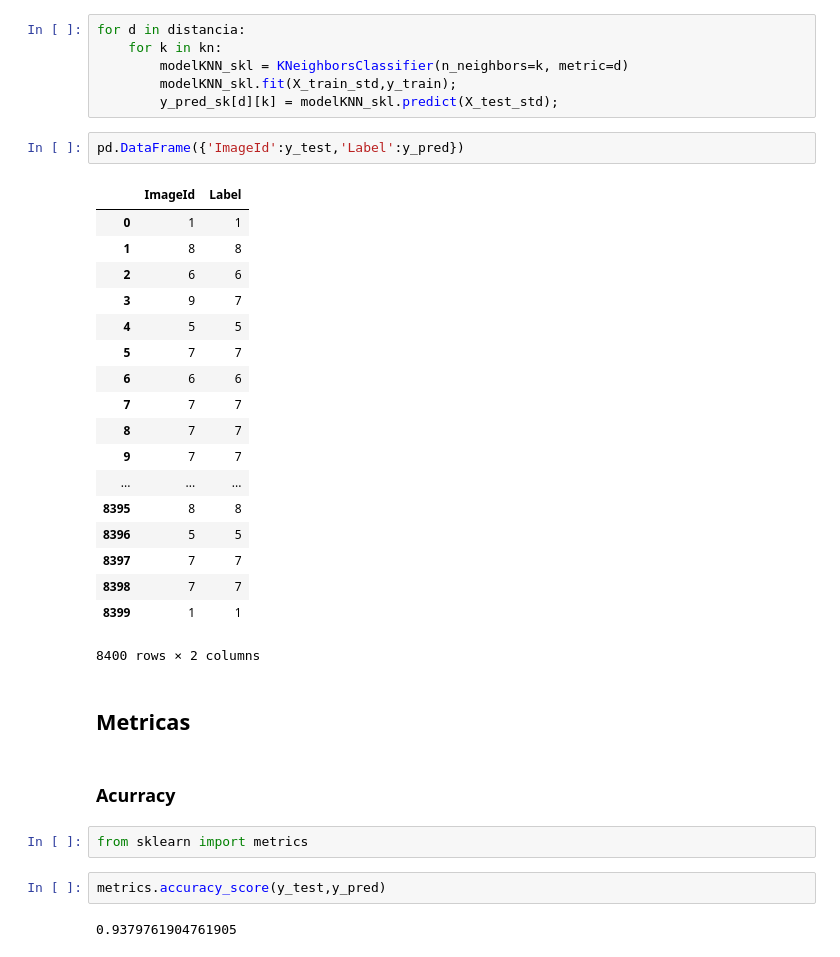
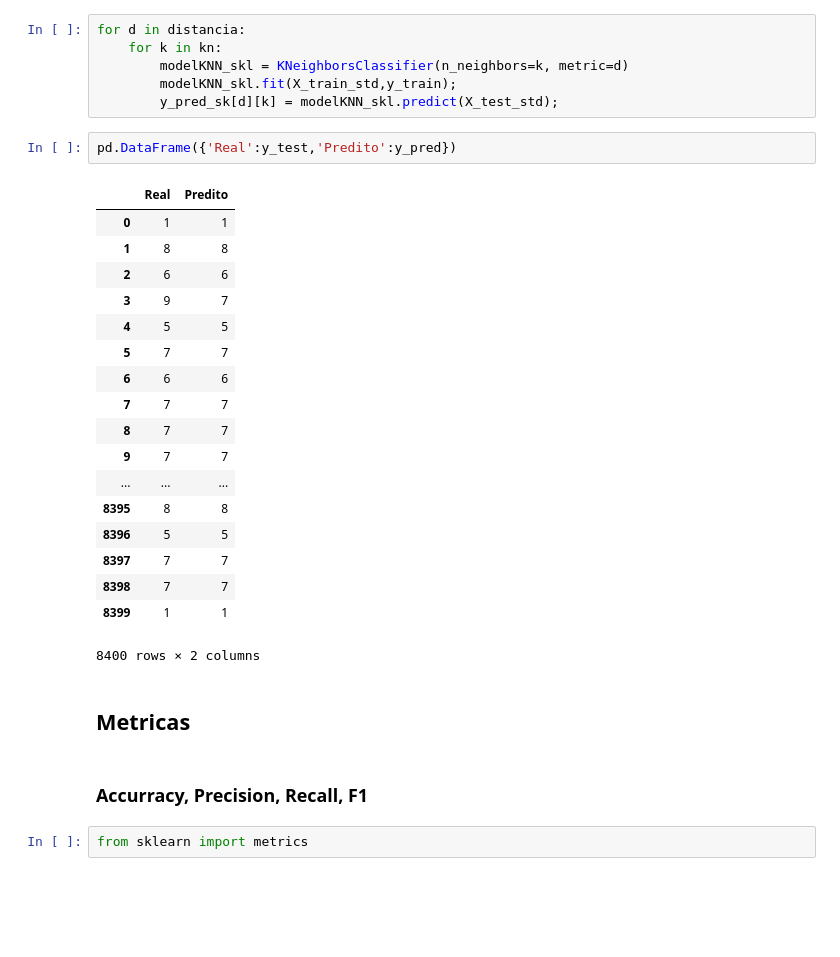
Before and after one commit to michelmelo25/Machine-Learning, a Jupyter notebook: TrabalhoFinal/Digit Recognizer.ipynb, the cells around one changed output. Drawn from its saved outputs; the diff is of its cells as text; blank space fills up the shorter version.

Commit message:
trabalho final, nkk k2,3,5 metricas

```diff
--- a/TrabalhoFinal/Digit Recognizer.ipynb
+++ b/TrabalhoFinal/Digit Recognizer.ipynb
@@ -167,9 +168,9 @@ for d in distancia:
         modelKNN_skl.fit(X_train_std,y_train);
         y_pred_sk[d][k] = modelKNN_skl.predict(X_test_std);
 # %%
-pd.DataFrame({'ImageId':y_test,'Label':y_pred})
+pd.DataFrame({'Real':y_test,'Predito':y_pred})
 # %% [output]
-|  | ImageId | Label |
+|  | Real | Predito |
 | 0 | 1 | 1 |
 | 1 | 8 | 8 |
 | 2 | 6 | 6 |
@@ -189,11 +190,7 @@ pd.DataFrame({'ImageId':y_test,'Label':y_pred})
 8400 rows × 2 columns
 # %% [markdown]
 ## Metricas
-# %% [markdown]
-### Acurracy
+# %% [markdown]
+### Accurracy, Precision, Recall, F1
 # %%
 from sklearn import metrics
-# %%
-metrics.accuracy_score(y_test,y_pred)
-# %% [output]
-0.9379761904761905
```
Also changed, not shown: parts of 5 cells of this notebook.
